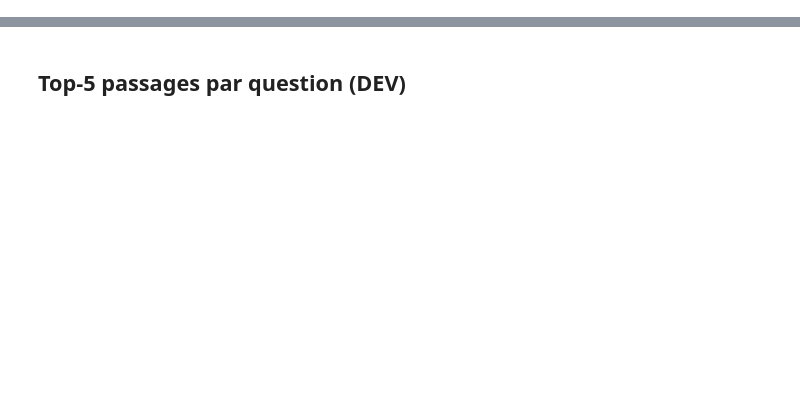
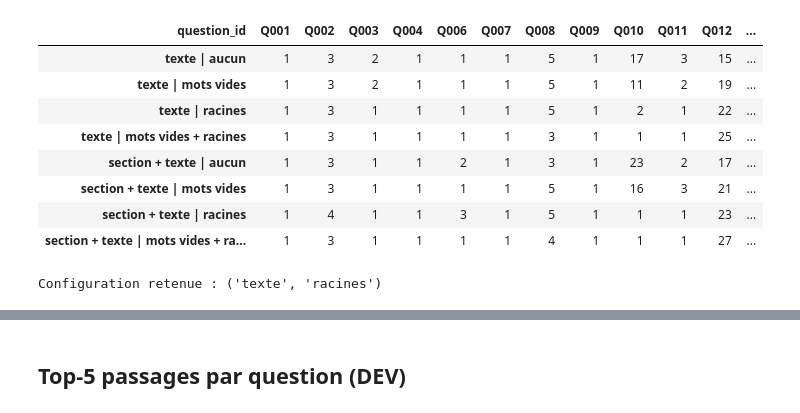
Before and after one commit to yam89421/NLP-SANTE-BC5CDR, a Jupyter notebook: notebooks/4.1_recherche_lexicale_q0.ipynb, the cells around one changed output, grey strips where cells are left out. Cells and saved outputs as stored; diff of their text form; code cells hidden in the pictures; blank space fills up the shorter version.

```diff
--- a/notebooks/4.1_recherche_lexicale_q0.ipynb
+++ b/notebooks/4.1_recherche_lexicale_q0.ipynb
@@ -12,0 +48,30 @@ Si le contexte dépasse la capacité du LLM, fixer une sélection reproductible
+# %%
+TEXTES = {
+    "texte": [p["texte"] for p in passages],
+    "section + texte": [f'{p["localisation"]["section"]} {p["texte"]}' for p in passages],
+}
+PRETRAITEMENTS = {"aucun": (False, False), "mots vides": (True, False), "racines": (False, True),
+                  "mots vides + racines": (True, True)}
+INDEX = {(t, pt): construire_bm25(textes, *PRETRAITEMENTS[pt]) for t, textes in TEXTES.items() for pt in PRETRAITEMENTS}
+
+def classer(question, variante, k=K, k1=K1, b=B):
+    """Top-k (identifiant, rang, score) pour une question."""
+    return [{"passage_id": ids[i], "rang": r, "score": round(s, 4)}
+            for r, (i, s) in enumerate(premiers(scores_bm25(question, INDEX[variante], k1, b), k), start=1)]
+
+def evaluer(variante, k1=K1, b=B):
+    lignes = []
+    for q in dev:
+        if not q["answerable"]:
+            continue
+        classement = [c["passage_id"] for c in classer(q["question"], variante, len(passages), k1, b)]
+        lignes.append({"question_id": q["question_id"], **mesures_question(q, classement, K),
+                       "rappel@10": sum(p in classement[:10] for p in q["evidence_ids"]) / len(q["evidence_ids"])})
+    return pd.DataFrame(lignes)
+
+MESURES = [f"hit@{K}", f"rappel@{K}", f"hit@{K}_equiv", f"rappel@{K}_equiv", f"couverture_elements@{K}", "rappel@10"]
+details = {v: evaluer(v) for v in INDEX}
+comparaison = pd.DataFrame([{"texte indexé": t, "prétraitement": pt, **details[(t, pt)][MESURES].mean().round(3)}
+                            for (t, pt) in INDEX])
+comparaison.to_csv(RES / "recherche_dev_variantes.csv", index=False)
+comparaison
@@ -12,0 +88,22 @@ Si le contexte dépasse la capacité du LLM, fixer une sélection reproductible
+# %%
+# Rang de la première preuve, par question et par configuration (> 5 : preuve absente du top-5).
+pd.DataFrame({f"{t} | {pt}": details[(t, pt)].set_index("question_id").rang_premiere_preuve for (t, pt) in INDEX}).T
+# %% [output]
+| question_id | Q001 | Q002 | Q003 | Q004 | Q006 | Q007 | Q008 | Q009 | Q010 | Q011 | Q012 | ... |
+| texte | aucun | 1 | 3 | 2 | 1 | 1 | 1 | 5 | 1 | 17 | 3 | 15 | ... |
+| texte | mots vides | 1 | 3 | 2 | 1 | 1 | 1 | 5 | 1 | 11 | 2 | 19 | ... |
+| texte | racines | 1 | 3 | 1 | 1 | 1 | 1 | 5 | 1 | 2 | 1 | 22 | ... |
+| texte | mots vides + racines | 1 | 3 | 1 | 1 | 1 | 1 | 3 | 1 | 1 | 1 | 25 | ... |
+| section + texte | aucun | 1 | 3 | 1 | 1 | 2 | 1 | 3 | 1 | 23 | 2 | 17 | ... |
+| section + texte | mots vides | 1 | 3 | 1 | 1 | 1 | 1 | 5 | 1 | 16 | 3 | 21 | ... |
+| section + texte | racines | 1 | 4 | 1 | 1 | 3 | 1 | 5 | 1 | 1 | 1 | 23 | ... |
+| section + texte | mots vides + ra... | 1 | 3 | 1 | 1 | 1 | 1 | 4 | 1 | 1 | 1 | 27 | ... |
+# %%
+ordre = comparaison.assign(simplicite=comparaison["prétraitement"].map({"aucun": 0, "mots vides": 1, "racines": 1, "mots vides + racines": 2})
+                           + (comparaison["texte indexé"] != "texte"))
+meilleure = ordre.sort_values([f"rappel@{K}", f"couverture_elements@{K}", f"hit@{K}", "simplicite"],
+                              ascending=[False, False, False, True]).iloc[0]
+VARIANTE = (meilleure["texte indexé"], meilleure["prétraitement"])
+print("Configuration retenue :", VARIANTE)
+# %% [output]
+Configuration retenue : ('texte', 'racines')
```
Also changed, not shown: parts of 15 cells of this notebook, 51 other files.
